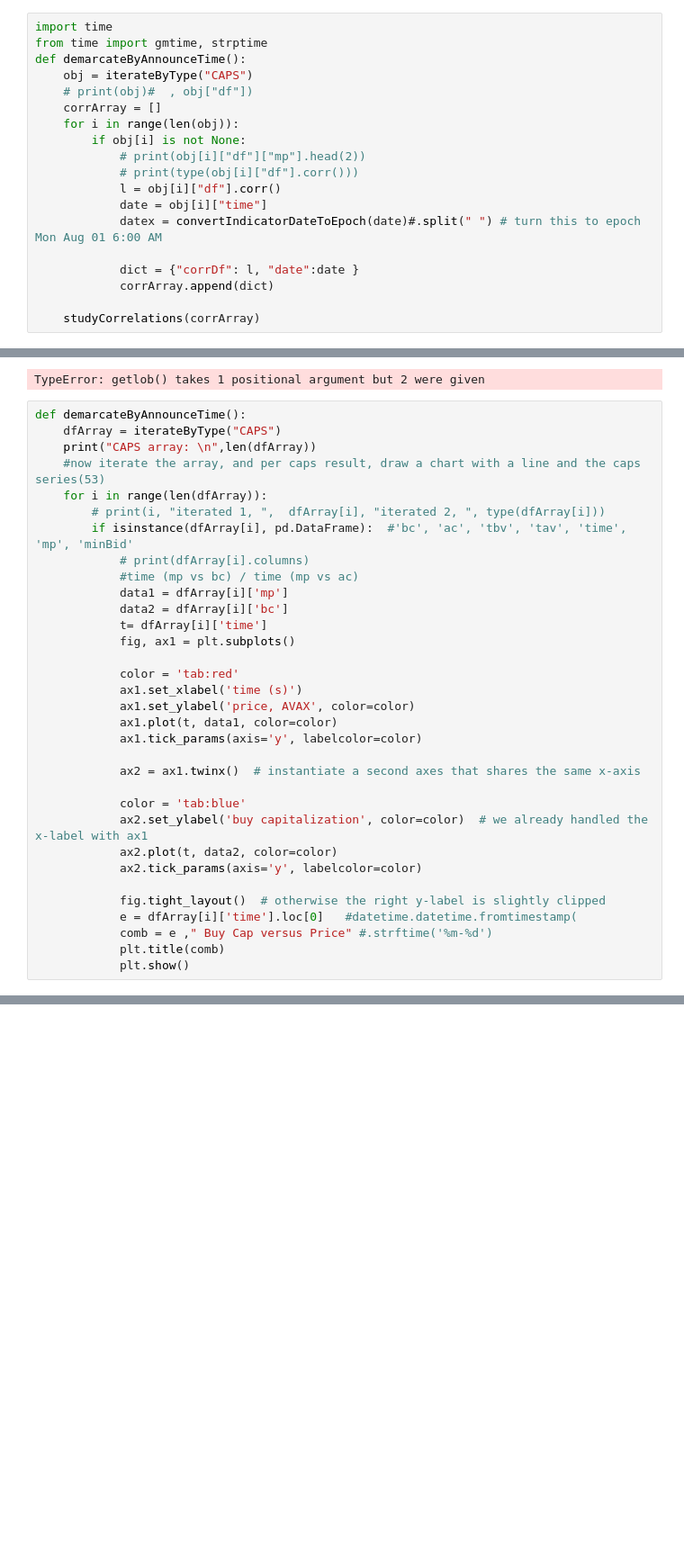
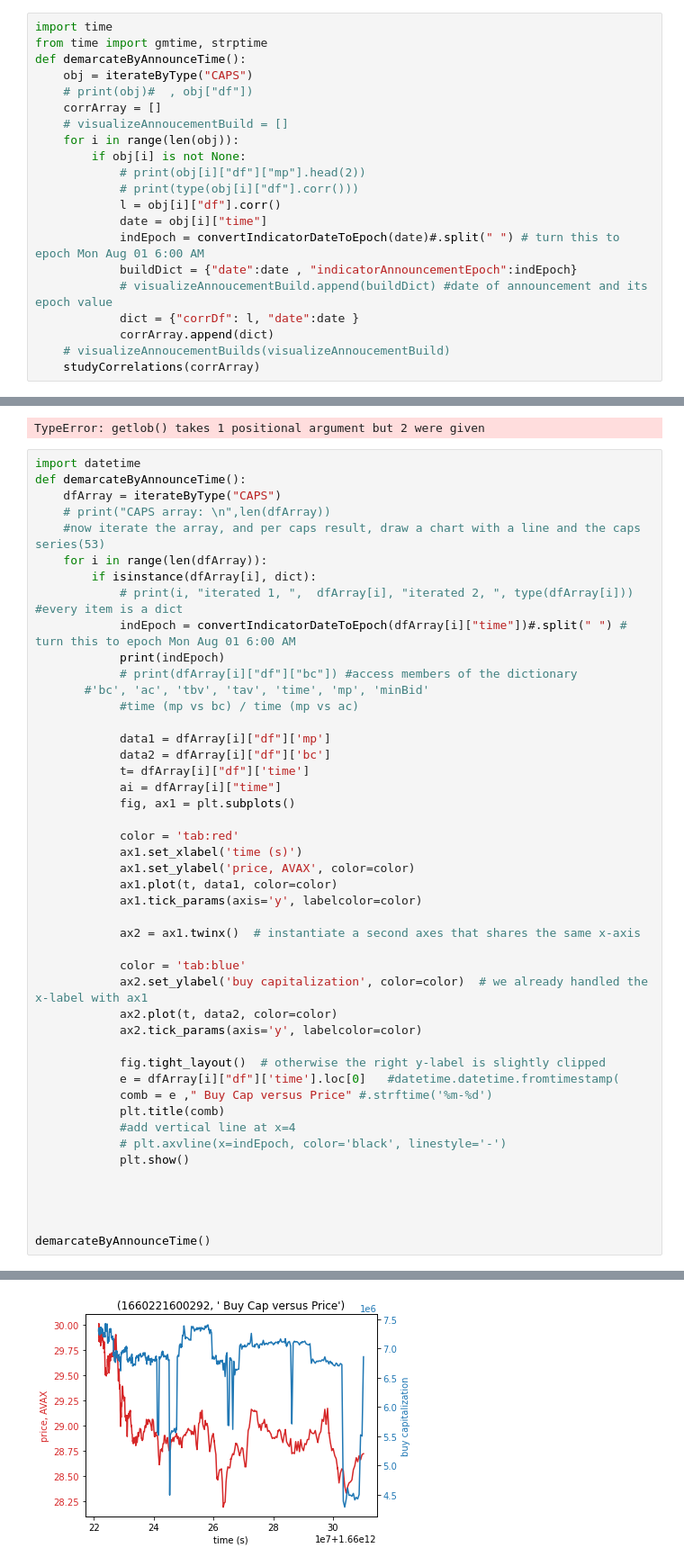
Before and after one commit to stefanbund/m1, a Jupyter notebook: fileGettingSetup.ipynb, the cells around one changed output, grey strips where cells are left out. Shown at 90% size. Drawn from its saved outputs; the diff is of its cells as text; blank space fills up the shorter version.

```diff
--- a/fileGettingSetup.ipynb
+++ b/fileGettingSetup.ipynb
@@ -188,17 +186,19 @@ def demarcateByAnnounceTime():
     obj = iterateByType("CAPS")
     # print(obj)#  , obj["df"])
     corrArray = []
+    # visualizeAnnoucementBuild = []
     for i in range(len(obj)):
         if obj[i] is not None:
             # print(obj[i]["df"]["mp"].head(2))
             # print(type(obj[i]["df"].corr()))
             l = obj[i]["df"].corr()
             date = obj[i]["time"]
-            datex = convertIndicatorDateToEpoch(date)#.split(" ") # turn this to epoch Mon Aug 01 6:00 AM
-
+            indEpoch = convertIndicatorDateToEpoch(date)#.split(" ") # turn this to epoch Mon Aug 01 6:00 AM
+            buildDict = {"date":date , "indicatorAnnouncementEpoch":indEpoch}
+            # visualizeAnnoucementBuild.append(buildDict) #date of announcement and its epoch value
             dict = {"corrDf": l, "date":date }
             corrArray.append(dict)
-
+    # visualizeAnnoucementBuilds(visualizeAnnoucementBuild)
     studyCorrelations(corrArray)
 # %%
 demarcateByAnnounceTime()
@@ -300,18 +300,24 @@ Wed Aug 10   Inflation Rate YoY
 Thu Aug 11   PPI MoM
 TypeError: getlob() takes 1 positional argument but 2 were given
 # %%
+import datetime
 def demarcateByAnnounceTime():
     dfArray = iterateByType("CAPS")
-    print("CAPS array: \n",len(dfArray))
+    # print("CAPS array: \n",len(dfArray))
     #now iterate the array, and per caps result, draw a chart with a line and the caps series(53)
     for i in range(len(dfArray)):
-        # print(i, "iterated 1, ",  dfArray[i], "iterated 2, ", type(dfArray[i]))
-        if isinstance(dfArray[i], pd.DataFrame):  #'bc', 'ac', 'tbv', 'tav', 'time', 'mp', 'minBid'
-            # print(dfArray[i].columns)
+        if isinstance(dfArray[i], dict):
+            # print(i, "iterated 1, ",  dfArray[i], "iterated 2, ", type(dfArray[i])) #every item is a dict
+            indEpoch = convertIndicatorDateToEpoch(dfArray[i]["time"])#.split(" ") # turn this to epoch Mon Aug 01 6:00 AM
+            print(indEpoch)
+            # print(dfArray[i]["df"]["bc"]) #access members of the dictionary
+       #'bc', 'ac', 'tbv', 'tav', 'time', 'mp', 'minBid'
             #time (mp vs bc) / time (mp vs ac)
-            data1 = dfArray[i]['mp']
-            data2 = dfArray[i]['bc']
-            t= dfArray[i]['time']
+
+            data1 = dfArray[i]["df"]['mp']
+            data2 = dfArray[i]["df"]['bc']
+            t= dfArray[i]["df"]['time']
+            ai = dfArray[i]["time"]
             fig, ax1 = plt.subplots()
 
             color = 'tab:red'
@@ -328,7 +334,15 @@ def demarcateByAnnounceTime():
             ax2.tick_params(axis='y', labelcolor=color)
 
             fig.tight_layout()  # otherwise the right y-label is slightly clipped
-            e = dfArray[i]['time'].loc[0]   #datetime.datetime.fromtimestamp(
+            e = dfArray[i]["df"]['time'].loc[0]   #datetime.datetime.fromtimestamp(
             comb = e ," Buy Cap versus Price" #.strftime('%m-%d')
             plt.title(comb)
+            #add vertical line at x=4
+            # plt.axvline(x=indEpoch, color='black', linestyle='-')
             plt.show()
+
+
+
+
+demarcateByAnnounceTime()
+# %% [output]
@@ -334,0 +350 @@ def demarcateByAnnounceTime():
+[figure, added]
```
Also changed, not shown: parts of 9 cells of this notebook.
